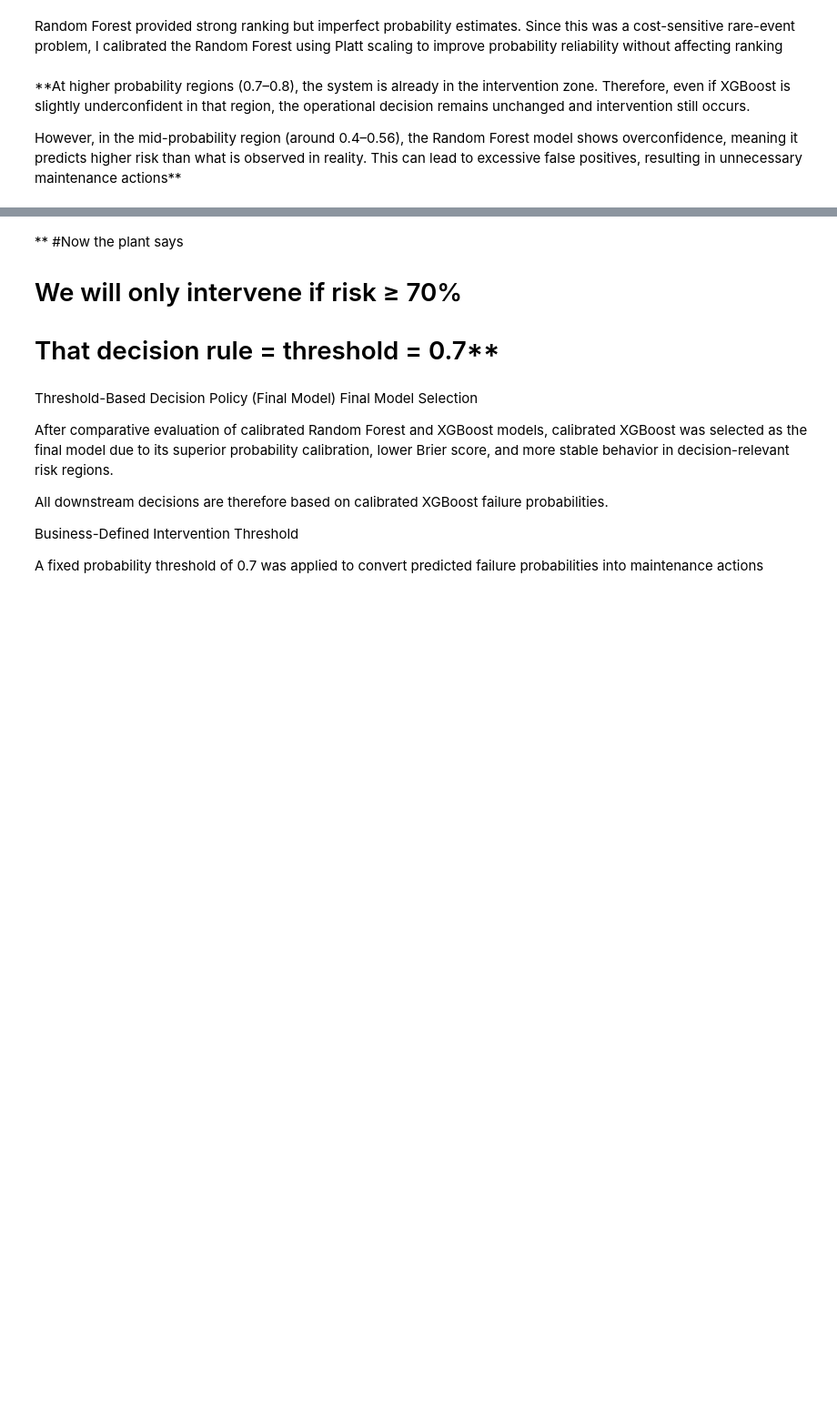
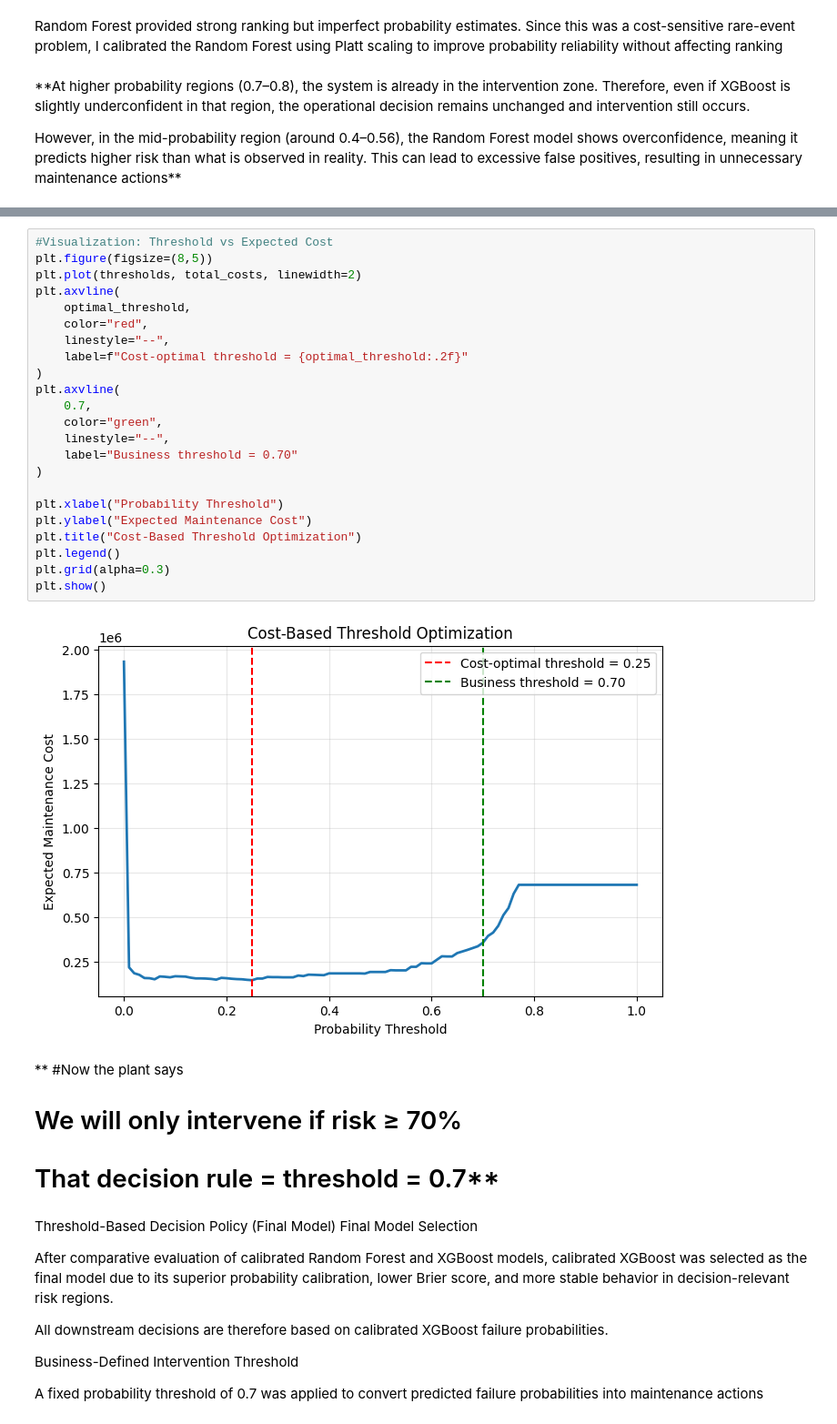
Before and after one commit to Sushx21/AI-ML-Projects, a Jupyter notebook: A GOLD TIER CLASSIFICATION FOR PREDICTIVE MAINTENANCE/My_S_Tier_Calibrated_Rare_Event_Classification_for_Predictive_Maintenance.ipynb, the cells around one changed output, grey strips where cells are left out. Shown at 91% size. Cells and saved outputs as stored; diff of their text form; blank space fills up the shorter version.

Commit message:
Made threshold cost optimization

```diff
--- a/A GOLD TIER CLASSIFICATION FOR PREDICTIVE MAINTENANCE/Susnata_S_Tier_Calibrated_Rare_Event_Classification_for_Predictive_Maintenance (1).ipynb
+++ b/A GOLD TIER CLASSIFICATION FOR PREDICTIVE MAINTENANCE/My_S_Tier_Calibrated_Rare_Event_Classification_for_Predictive_Maintenance.ipynb
@@ -845,3 +888,28 @@ However, in the mid-probability region (around 0.4–0.56), the Random Forest mo
+# %%
+#Visualization: Threshold vs Expected Cost
+plt.figure(figsize=(8,5))
+plt.plot(thresholds, total_costs, linewidth=2)
+plt.axvline(
+    optimal_threshold,
+    color="red",
+    linestyle="--",
+    label=f"Cost-optimal threshold = {optimal_threshold:.2f}"
+)
+plt.axvline(
+    0.7,
+    color="green",
+    linestyle="--",
+    label="Business threshold = 0.70"
+)
+
+plt.xlabel("Probability Threshold")
+plt.ylabel("Expected Maintenance Cost")
+plt.title("Cost-Based Threshold Optimization")
+plt.legend()
+plt.grid(alpha=0.3)
+plt.show()
+# %% [output]
+[figure, added]
 # %% [markdown]
 ** #Now the plant says
 
```
Also changed, not shown: parts of 4 cells of this notebook.
